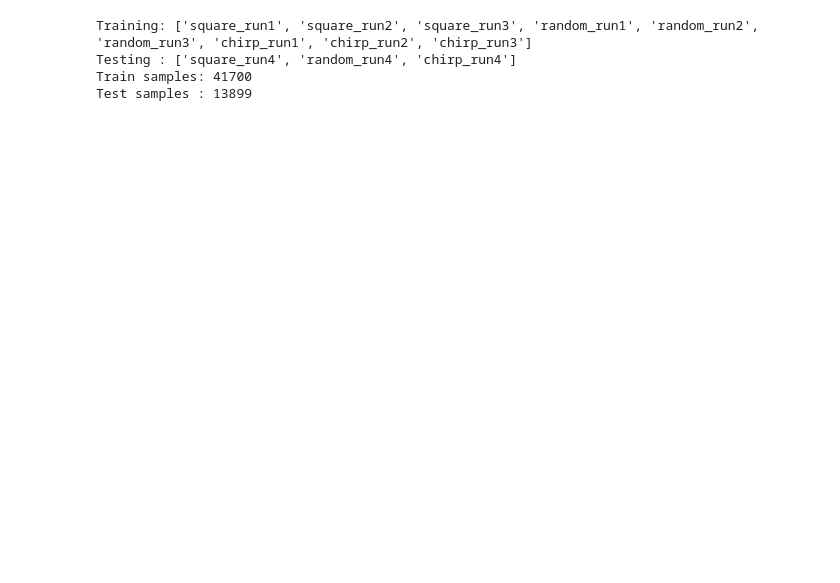
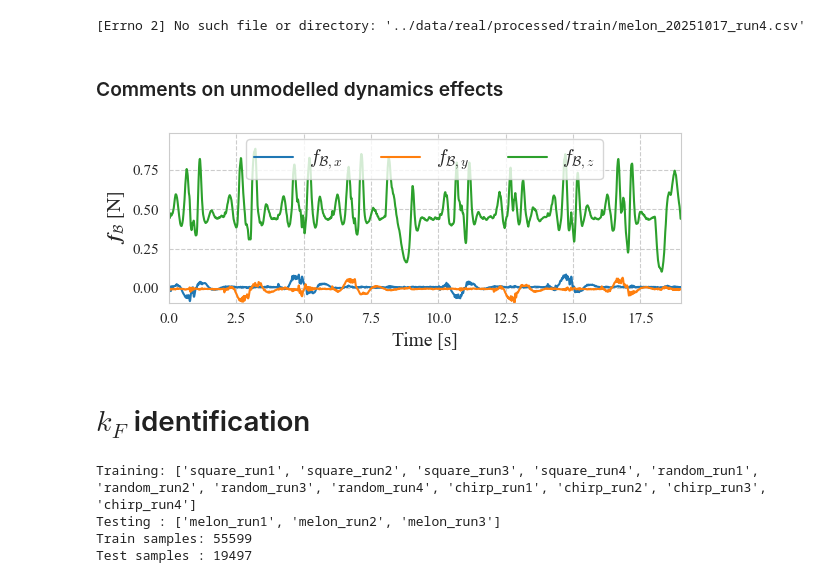
Before and after one commit to idsia-robotics/nanodrone-sysid-benchmark, a Jupyter notebook: processing/thurst_drag_coeff_identification.ipynb, the cells around one changed output. Saved outputs shown, nothing was run; the diff lists cells and outputs as text; code cells hidden in the pictures; blank space fills up the shorter version.

```diff
--- a/processing/thurst_drag_coeff_identification.ipynb
+++ b/processing/thurst_drag_coeff_identification.ipynb
@@ -8,7 +9,7 @@ from utils.plot_utils import setup_matplotlib
 # %%
 setup_matplotlib()
 # %%
-experiments = ['square', 'random', 'chirp']
+experiments = ['square', 'random', 'chirp', 'melon']
 runs = [1, 2, 3, 4]
 df_real_dict = {}
 
@@ -23,4 +24,49 @@ for experiment in experiments:
         except Exception as e:
             print(e)
             continue
+# %% [output]
+[Errno 2] No such file or directory: '../data/real/processed/train/melon_20251017_run4.csv'
+# %% [markdown]
+### Comments on unmodelled dynamics effects
+# %%
+from scipy.spatial.transform import Rotation as R
+import matplotlib.pyplot as plt
+import numpy as np
+
+m = 0.045
+
+# Load run
+df = df_real_dict["square_run1"]
+
+# Normalize quaternion
+quat = df[["qx", "qy", "qz", "qw"]].to_numpy()
+quat /= np.linalg.norm(quat, axis=1, keepdims=True)
+
+# World-frame accel → Body frame
+ag_wf = df[["ax", "ay", "az"]].to_numpy()
+r = R.from_quat(quat)
+ag_bf = r.apply(ag_wf, inverse=True)       # accel in body frame
+
+df[["ax_body", "ay_body", "az_body"]] = ag_bf
+
+# Compute force estimate
+F_bf = m * ag_bf    # approximate "force" along x,y,z in body frame
+
+# Plot
+plt.figure(figsize=(6,2.5))
+plt.plot(df['t'], F_bf[:,0], label=r"$f_{\mathcal{B},x}$")
+plt.plot(df['t'], F_bf[:,1], label=r"$f_{\mathcal{B},y}$")
+plt.plot(df['t'], F_bf[:,2], label=r"$f_{\mathcal{B},z}$")
+plt.legend(ncol=3, loc='upper center', bbox_to_anchor=(0.5, 1.02))
+plt.xlabel("Time [s]")
+plt.ylabel(r"$\boldsymbol{f}_{\mathcal{B}}$ [N]")
+plt.ylim(F_bf.min(), F_bf.max()+0.1)
+plt.grid(True)
+plt.tight_layout()
+# plt.savefig('forces_non_idealities.pdf')
+plt.show()
+# %% [output]
+[figure, added]
+# %% [markdown]
+# $k_F$ identification
 # %%
@@ -49,34 +93,37 @@ def compute_thrust_signals(df, m=0.045, g=9.81):
 
     return df
 # %%
-train_keys = [k for k in df_real_dict.keys() if not k.endswith("4")]
-test_keys  = [k for k in df_real_dict.keys() if k.endswith("4")]
+# train_keys = [k for k in df_real_dict.keys() if not k.endswith("4")]
+# test_keys  = [k for k in df_real_dict.keys() if k.endswith("4")]
+train_keys = [k for k in df_real_dict.keys() if not "melon" in k]
+test_keys  = [k for k in df_real_dict.keys() if "melon" in k]
+
 
 print("Training:", train_keys)
 print("Testing :", test_keys)
 
 # recompute thrust for all
-df_train = []
-df_test  = []
+df_train_list = []
+df_test_list  = []
 
 for k in train_keys:
     df = compute_thrust_signals(df_real_dict[k].copy())
-    df_train.append(df[["T_bf", "T_mot"]])
+    df_train_list.append(df[["t","T_bf", "T_mot"]])
 
 for k in test_keys:
     df = compute_thrust_signals(df_real_dict[k].copy())
-    df_test.append(df[["T_bf", "T_mot"]])
+    df_test_list.append(df[["t", "T_bf", "T_mot"]])
 
-df_train = pd.concat(df_train, ignore_index=True).dropna()
-df_test  = pd.concat(df_test, ignore_index=True).dropna()
+df_train = pd.concat(df_train_list, ignore_index=True).dropna()
+df_test  = pd.concat(df_test_list, ignore_index=True).dropna()
 
 print("Train samples:", len(df_train))
 print("Test samples :", len(df_test))
 # %% [output]
-Training: ['square_run1', 'square_run2', 'square_run3', 'random_run1', 'random_run2', 'random_run3', 'chirp_run1', 'chirp_run2', 'chirp_run3']
-Testing : ['square_run4', 'random_run4', 'chirp_run4']
-Train samples: 41700
-Test samples : 13899
+Training: ['square_run1', 'square_run2', 'square_run3', 'square_run4', 'random_run1', 'random_run2', 'random_run3', 'random_run4', 'chirp_run1', 'chirp_run2', 'chirp_run3', 'chirp_run4']
+Testing : ['melon_run1', 'melon_run2', 'melon_run3']
+Train samples: 55599
+Test samples : 19497
 # %%
 from sklearn.linear_model import LinearRegression
 
```
Also changed, not shown: parts of 16 cells of this notebook, 21 other files.
